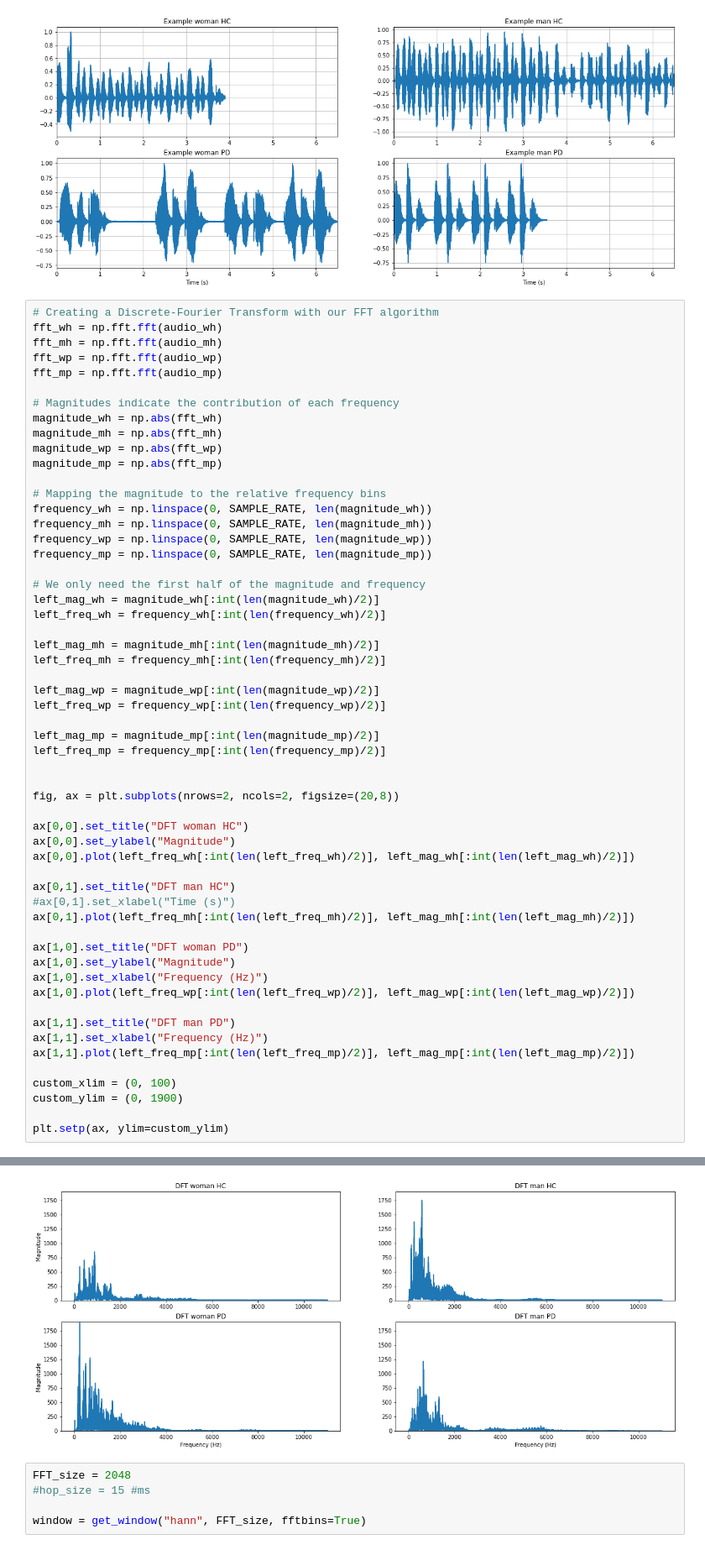
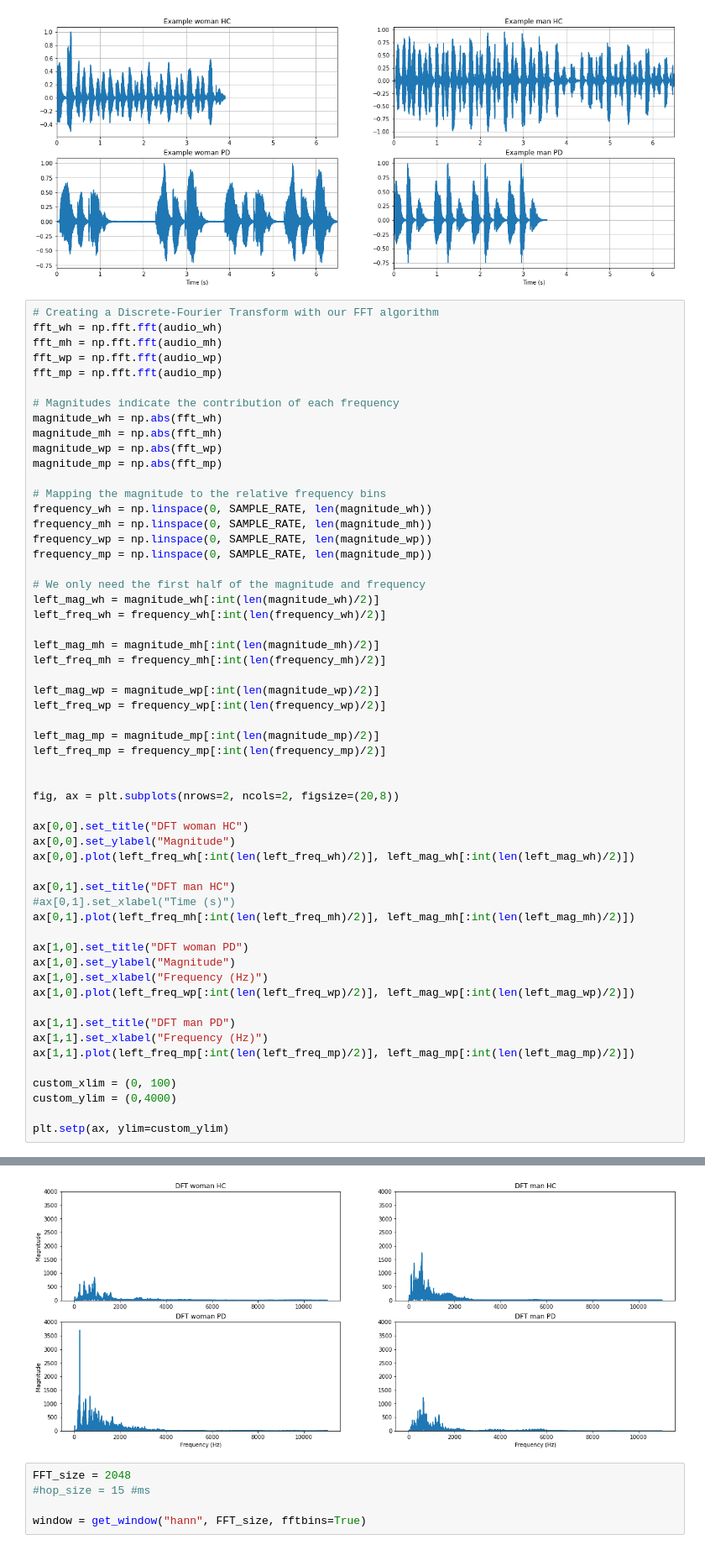
Before and after one commit to Speech-Recognition-PK/Speech-Recognition, a Jupyter notebook: DLAS_EDA_DATA_PREPARATION.ipynb, the cells around one changed output, grey strips where cells are left out. Shown at 84% size. Drawn from its saved outputs; the diff is of its cells as text.

```diff
--- a/DLAS_EDA_DATA_PREPARATION.ipynb
+++ b/DLAS_EDA_DATA_PREPARATION.ipynb
@@ -149,7 +149,7 @@ ax[1,1].set_xlabel("Frequency (Hz)")
 ax[1,1].plot(left_freq_mp[:int(len(left_freq_mp)/2)], left_mag_mp[:int(len(left_mag_mp)/2)])
 
 custom_xlim = (0, 100)
-custom_ylim = (0, 1900)
+custom_ylim = (0,4000)
 
 plt.setp(ax, ylim=custom_ylim)
 # %% [output]
@@ -157,4 +157,4 @@ plt.setp(ax, ylim=custom_ylim)
-[figure, old version]
+[figure, new version]
 # %%
 FFT_size = 2048
 #hop_size = 15 #ms
```
Also changed, not shown: parts of 1 cell of this notebook.
